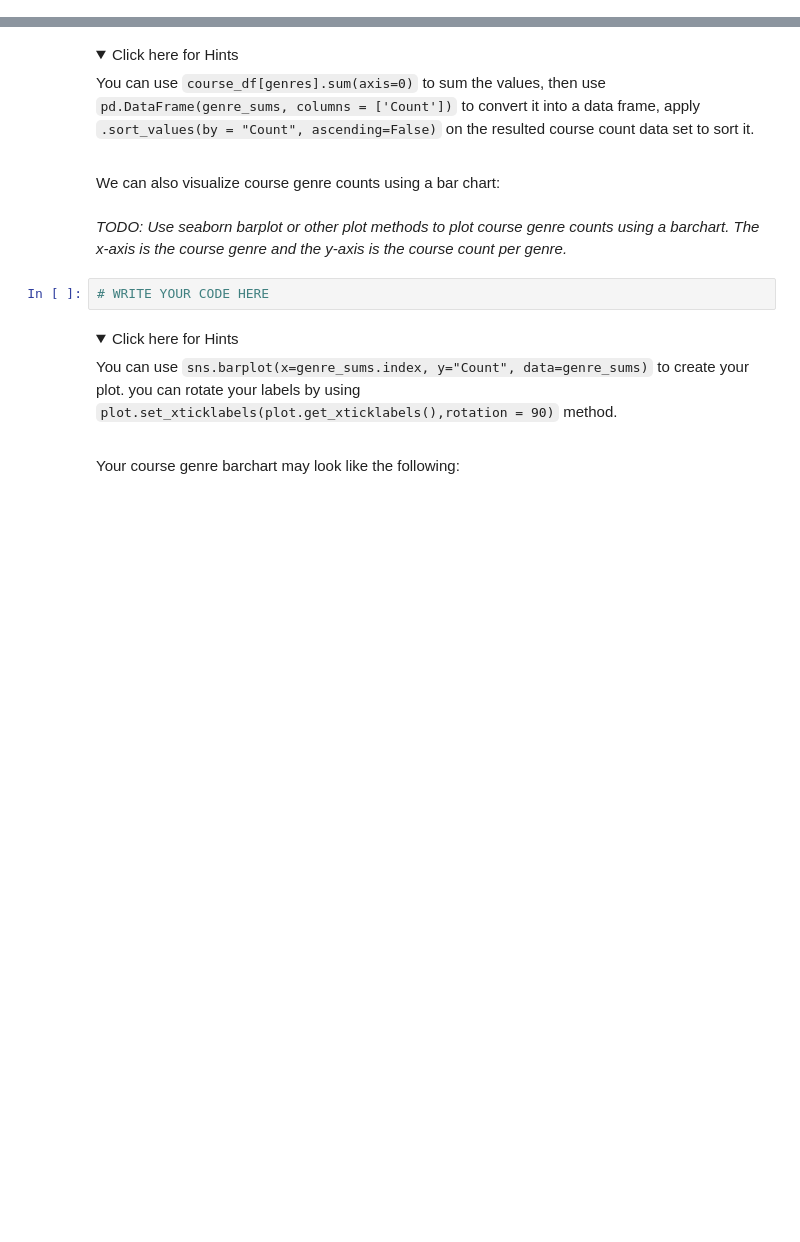
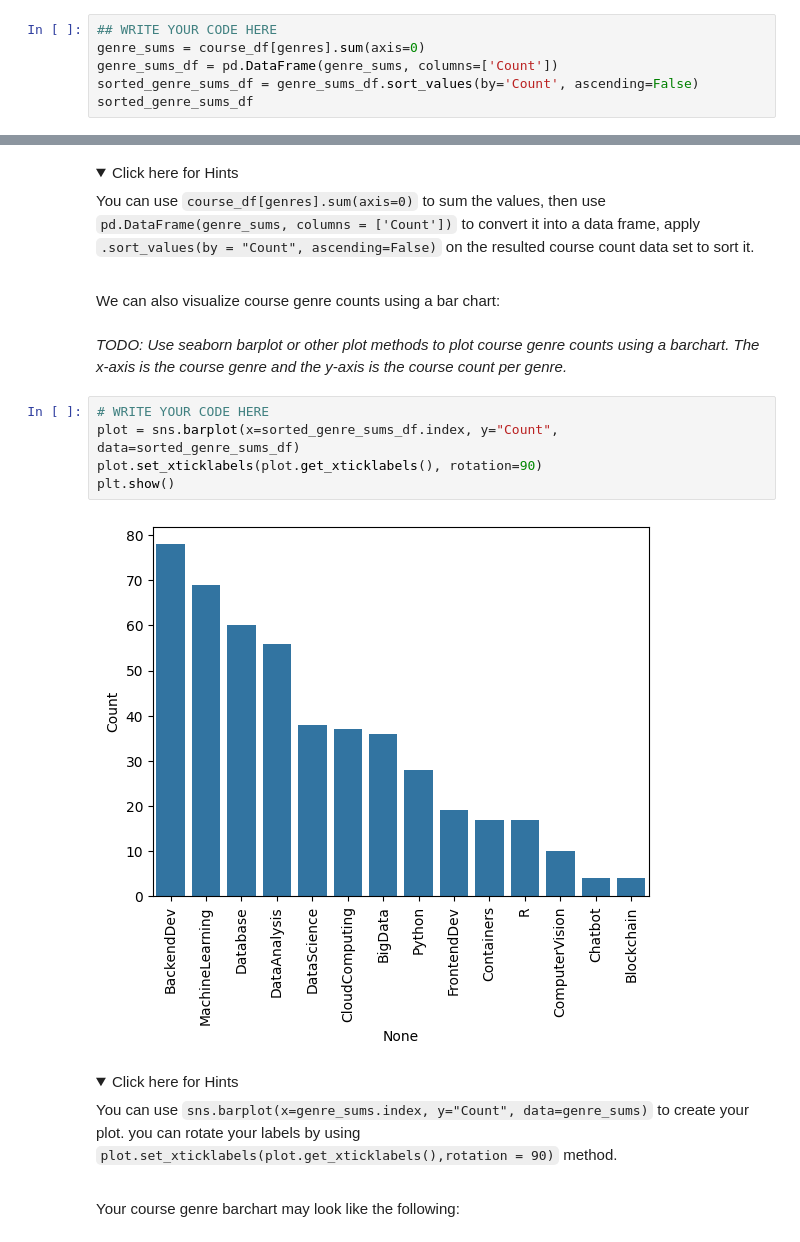
Before and after one commit to vanstrouble/ibm-ml-cetificate, a Jupyter notebook: 06-MachineLearning/01/lab_jupyter_eda.ipynb, the cells around one changed output, grey strips where cells are left out. Saved outputs shown, nothing was run; the diff lists cells and outputs as text; folded sections open; blank space fills up the shorter version.

```diff
--- a/06-MachineLearning/01/lab_jupyter_eda.ipynb
+++ b/06-MachineLearning/01/lab_jupyter_eda.ipynb
@@ -266,0 +277,6 @@ _TODO: Use the Pandas dataframe sum() and sort_values() methods to genreate a so
+# %%
+## WRITE YOUR CODE HERE
+genre_sums = course_df[genres].sum(axis=0)
+genre_sums_df = pd.DataFrame(genre_sums, columns=['Count'])
+sorted_genre_sums_df = genre_sums_df.sort_values(by='Count', ascending=False)
+sorted_genre_sums_df
@@ -273,8 +305,13 @@ You can use `course_df[genres].sum(axis=0)` to sum the values, then use `pd.Data
 We can also visualize course genre counts using a bar chart:
 # %% [markdown]
 _TODO: Use seaborn barplot or other plot methods to plot course genre counts using a barchart. The x-axis is the course genre and the y-axis is the course count per genre._
-# %%
-# WRITE YOUR CODE HERE
+# %%
+# WRITE YOUR CODE HERE
+plot = sns.barplot(x=sorted_genre_sums_df.index, y="Count", data=sorted_genre_sums_df)
+plot.set_xticklabels(plot.get_xticklabels(), rotation=90)
+plt.show()
+# %% [output]
+[figure, added]
 # %% [markdown]
 <details>
     <summary>Click here for Hints</summary>
```
Also changed, not shown: parts of 16 cells of this notebook.
